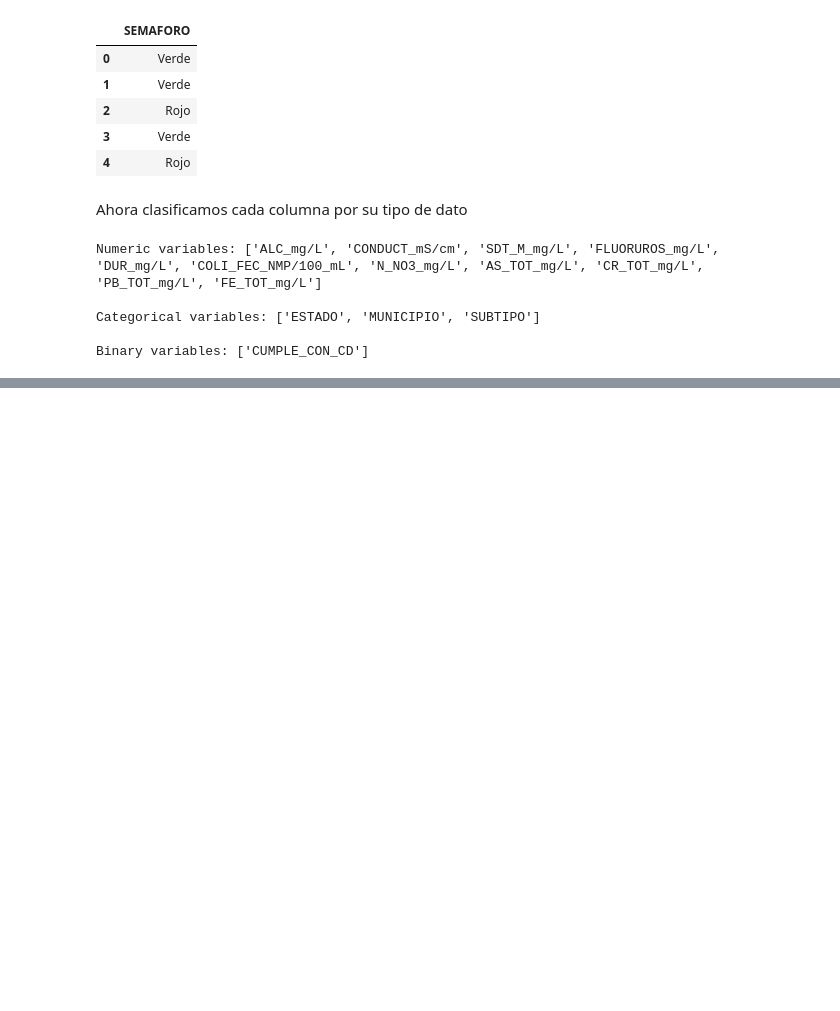
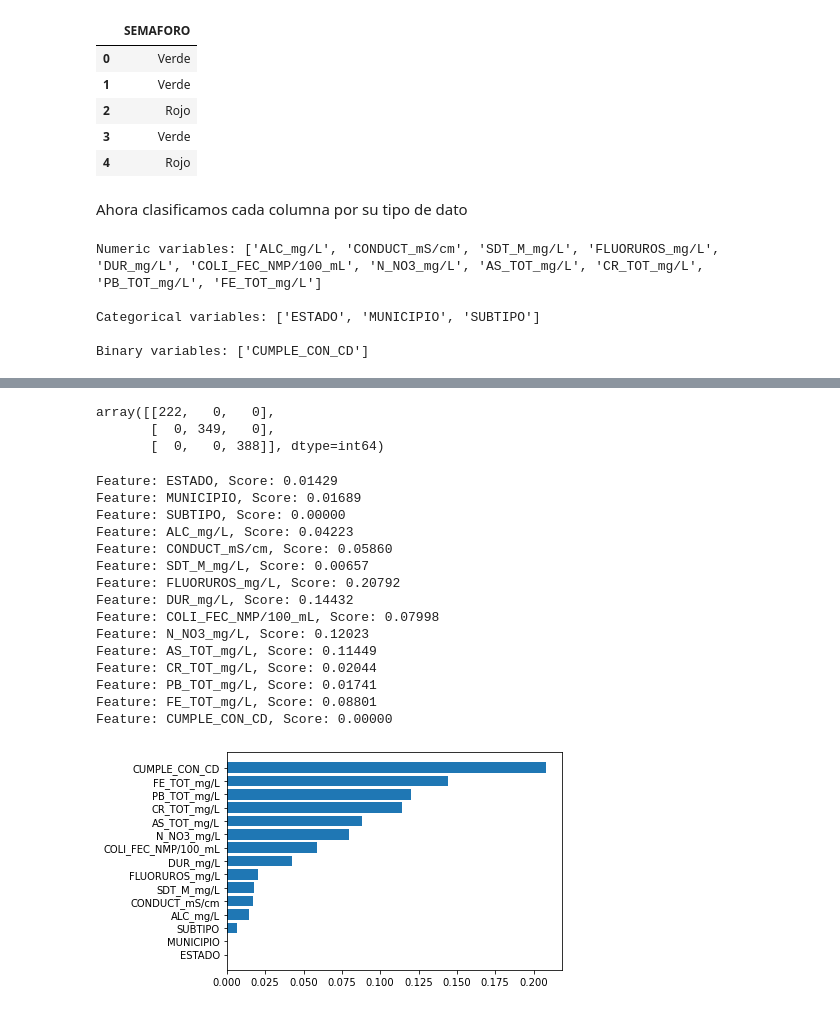
Before and after one commit to PosgradoMNA/actividades-del-projecto-equipo_102, a Jupyter notebook: Reto/aguas-subterraneas-DT.ipynb, the cells around one changed output, grey strips where cells are left out. Saved outputs shown, nothing was run; the diff lists cells and outputs as text; code cells hidden in the pictures; blank space fills up the shorter version.

```diff
--- a/Reto/aguas-subterraneas-DT.ipynb
+++ b/Reto/aguas-subterraneas-DT.ipynb
@@ -161,0 +227,44 @@ array([[0.0, 1.0, 'AGUASCALIENTES', 'ASIENTOS', 'POZO', 229.99, 940.0,
+# %%
+cm_dt = confusion_matrix(y_train, y_hat_dt)
+cm_dt
+# %% [output]
+array([[222,   0,   0],
+       [  0, 349,   0],
+       [  0,   0, 388]], dtype=int64)
+# %%
+import numpy as np
+from sklearn.model_selection import train_test_split
+from sklearn.ensemble import RandomForestClassifier
+from sklearn.inspection import permutation_importance
+import matplotlib.pyplot as plt
+
+tree = RandomForestClassifier(random_state=42,
+                              criterion='gini')
+
+pipeline_RF = Pipeline(steps=[('ct', preprocessor), ('m', tree)])
+
+pipeline_RF.fit(X_train, y_train)
+y_hat_rf = pipeline_DT.predict(X_train)
+importance = permutation_importance(pipeline_DT, X_train, y_train.values.ravel(), n_repeats=10,random_state=42)
+for i,v in enumerate(importance['importances_mean']):
+	print('Feature: %s, Score: %.5f' % (X.columns[i],v))
+
+plt.barh(X.columns.to_numpy(), np.sort(importance['importances_mean']))
+plt.show()
+# %% [output]
+Feature: ESTADO, Score: 0.01429
+Feature: MUNICIPIO, Score: 0.01689
+Feature: SUBTIPO, Score: 0.00000
+Feature: ALC_mg/L, Score: 0.04223
+Feature: CONDUCT_mS/cm, Score: 0.05860
+Feature: SDT_M_mg/L, Score: 0.00657
+Feature: FLUORUROS_mg/L, Score: 0.20792
+Feature: DUR_mg/L, Score: 0.14432
+Feature: COLI_FEC_NMP/100_mL, Score: 0.07998
+Feature: N_NO3_mg/L, Score: 0.12023
+Feature: AS_TOT_mg/L, Score: 0.11449
+Feature: CR_TOT_mg/L, Score: 0.02044
+Feature: PB_TOT_mg/L, Score: 0.01741
+Feature: FE_TOT_mg/L, Score: 0.08801
+Feature: CUMPLE_CON_CD, Score: 0.00000
+[figure, added]
```
Also changed, not shown: parts of 13 cells of this notebook.
